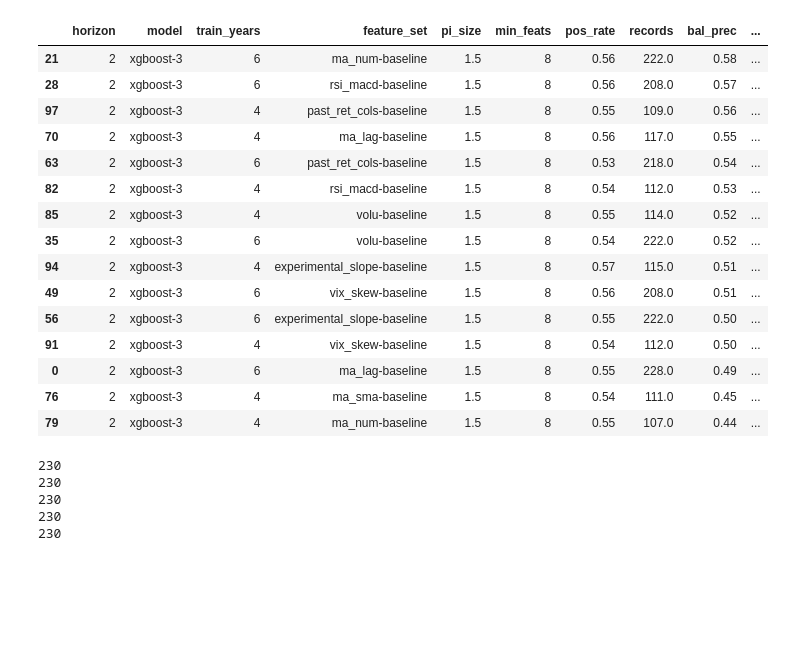
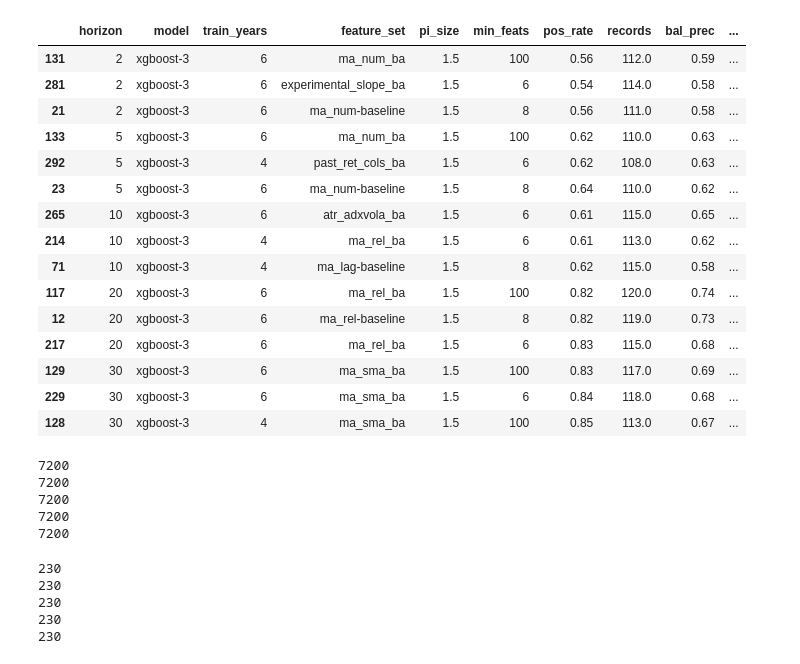
Before and after one commit to bchase17/Stocks, a Jupyter notebook: performance_assessment.ipynb, the cells around one changed output. Saved outputs shown, nothing was run; the diff lists cells and outputs as text; code cells hidden in the pictures; blank space fills up the shorter version.

Commit message:
baseline csvs for each horizon

```diff
--- a/performance_assessment.ipynb
+++ b/performance_assessment.ipynb
@@ -6,7 +6,7 @@ import importlib
 importlib.reload(min_features)
 importlib.reload(daily_return)
 
-perf_df = pd.read_csv("test2.csv")
+perf_df = pd.read_csv("baseline3.csv")
 #perf_df = perf_df.drop_duplicates()
 perf_df['Date'] = perf_df['test_start']
 returns = [1, 2, 3, 5, 10, 20, 30]
@@ -17,6 +17,7 @@ import numpy as np
 import pandas as pd
 from sklearn.metrics import brier_score_loss, log_loss, matthews_corrcoef, balanced_accuracy_score
 
+perf_df = perf_df.drop_duplicates()
 gcols = ["horizon", "model", "train_years", "feature_set", "pi_size", "min_feats"]
 
 y_col = "test_pos_n"   # 0/1 actual
@@ -103,51 +104,73 @@ def _metrics(min_th, cov_th, g: pd.DataFrame) -> pd.Series:
         "pprec": prec_pos_all,
         "nprec": prec_neg_all,
         f"cov_|{cov_th}|": cov,
         f"pprec_|{cov_th}|": prec_pos_th,
         f"nprec_|{cov_th}|": prec_neg_th,
     })
 
 min_th = .55
 cov_th = .75
 pred_df = perf_df[(perf_df["pred"] > min_th) | (perf_df["pred"] < (1 - min_th))].copy()
 metrics_df = (
     pred_df
     .dropna(subset=[y_col, p_col])
     .groupby(gcols, sort=False)
     .apply(lambda g: _metrics(min_th, cov_th, g), include_groups=False)
     .reset_index()
     .sort_values(["horizon", "mcc", "brier"], ascending=[True, False, True])
 )
 
 metrics_df['composite'] =  0.5*(metrics_df['bal_prec']) + 0.25*(metrics_df['mcc']) + .125*(1-(metrics_df['brier'])) + 0.1*((metrics_df[f'bal_prec_|{cov_th}|']) * (metrics_df[f'cov_|{cov_th}|']))
 # top per horizon (ranked by MCC desc, then Brier asc)
 top_by_horizon = (
     metrics_df
     .sort_values(["horizon", "composite", "log_loss"], ascending=[True, False, False])
     .groupby("horizon", as_index=False, sort=False)
-    .head(15)
+    .head(3)
 )
 
 #top_by_horizon.to_csv('top_performers.csv', index=False)
-top_by_horizon[top_by_horizon['horizon'] == 2].round(2)
-#top_by_horizon.round(2)
+#top_by_horizon[top_by_horizon['horizon'] == 2].round(2)
+top_by_horizon.round(2)
 # %% [output]
 |  | horizon | model | train_years | feature_set | pi_size | min_feats | pos_rate | records | bal_prec | ... |
-| 21 | 2 | xgboost-3 | 6 | ma_num-baseline | 1.5 | 8 | 0.56 | 222.0 | 0.58 | ... |
-| 28 | 2 | xgboost-3 | 6 | rsi_macd-baseline | 1.5 | 8 | 0.56 | 208.0 | 0.57 | ... |
-| 97 | 2 | xgboost-3 | 4 | past_ret_cols-baseline | 1.5 | 8 | 0.55 | 109.0 | 0.56 | ... |
-| 70 | 2 | xgboost-3 | 4 | ma_lag-baseline | 1.5 | 8 | 0.56 | 117.0 | 0.55 | ... |
-| 63 | 2 | xgboost-3 | 6 | past_ret_cols-baseline | 1.5 | 8 | 0.53 | 218.0 | 0.54 | ... |
-| 82 | 2 | xgboost-3 | 4 | rsi_macd-baseline | 1.5 | 8 | 0.54 | 112.0 | 0.53 | ... |
-| 85 | 2 | xgboost-3 | 4 | volu-baseline | 1.5 | 8 | 0.55 | 114.0 | 0.52 | ... |
-| 35 | 2 | xgboost-3 | 6 | volu-baseline | 1.5 | 8 | 0.54 | 222.0 | 0.52 | ... |
-| 94 | 2 | xgboost-3 | 4 | experimental_slope-baseline | 1.5 | 8 | 0.57 | 115.0 | 0.51 | ... |
-| 49 | 2 | xgboost-3 | 6 | vix_skew-baseline | 1.5 | 8 | 0.56 | 208.0 | 0.51 | ... |
-| 56 | 2 | xgboost-3 | 6 | experimental_slope-baseline | 1.5 | 8 | 0.55 | 222.0 | 0.50 | ... |
-| 91 | 2 | xgboost-3 | 4 | vix_skew-baseline | 1.5 | 8 | 0.54 | 112.0 | 0.50 | ... |
-| 0 | 2 | xgboost-3 | 6 | ma_lag-baseline | 1.5 | 8 | 0.55 | 228.0 | 0.49 | ... |
-| 76 | 2 | xgboost-3 | 4 | ma_sma-baseline | 1.5 | 8 | 0.54 | 111.0 | 0.45 | ... |
-| 79 | 2 | xgboost-3 | 4 | ma_num-baseline | 1.5 | 8 | 0.55 | 107.0 | 0.44 | ... |
+| 131 | 2 | xgboost-3 | 6 | ma_num_ba | 1.5 | 100 | 0.56 | 112.0 | 0.59 | ... |
+| 281 | 2 | xgboost-3 | 6 | experimental_slope_ba | 1.5 | 6 | 0.54 | 114.0 | 0.58 | ... |
+| 21 | 2 | xgboost-3 | 6 | ma_num-baseline | 1.5 | 8 | 0.56 | 111.0 | 0.58 | ... |
+| 133 | 5 | xgboost-3 | 6 | ma_num_ba | 1.5 | 100 | 0.62 | 110.0 | 0.63 | ... |
+| 292 | 5 | xgboost-3 | 4 | past_ret_cols_ba | 1.5 | 6 | 0.62 | 108.0 | 0.63 | ... |
+| 23 | 5 | xgboost-3 | 6 | ma_num-baseline | 1.5 | 8 | 0.64 | 110.0 | 0.62 | ... |
+| 265 | 10 | xgboost-3 | 6 | atr_adxvola_ba | 1.5 | 6 | 0.61 | 115.0 | 0.65 | ... |
+| 214 | 10 | xgboost-3 | 4 | ma_rel_ba | 1.5 | 6 | 0.61 | 113.0 | 0.62 | ... |
+| 71 | 10 | xgboost-3 | 4 | ma_lag-baseline | 1.5 | 8 | 0.62 | 115.0 | 0.58 | ... |
+| 117 | 20 | xgboost-3 | 6 | ma_rel_ba | 1.5 | 100 | 0.82 | 120.0 | 0.74 | ... |
+| 12 | 20 | xgboost-3 | 6 | ma_rel-baseline | 1.5 | 8 | 0.82 | 119.0 | 0.73 | ... |
+| 217 | 20 | xgboost-3 | 6 | ma_rel_ba | 1.5 | 6 | 0.83 | 115.0 | 0.68 | ... |
+| 129 | 30 | xgboost-3 | 6 | ma_sma_ba | 1.5 | 100 | 0.83 | 117.0 | 0.69 | ... |
+| 229 | 30 | xgboost-3 | 6 | ma_sma_ba | 1.5 | 6 | 0.84 | 118.0 | 0.68 | ... |
+| 128 | 30 | xgboost-3 | 4 | ma_sma_ba | 1.5 | 100 | 0.85 | 113.0 | 0.67 | ... |
+# %%
+perf_df_2 = perf_df[(perf_df['horizon'] == 2)].drop_duplicates().copy()
+print(len(perf_df_2))
+perf_df_2.to_csv("horizon_2_baseline.csv", index=False)
+perf_df_5 = perf_df[(perf_df['horizon'] == 5)].drop_duplicates().copy()
+print(len(perf_df_5))
+perf_df_2.to_csv("horizon_5_baseline.csv", index=False)
+perf_df_10 = perf_df[(perf_df['horizon'] == 10)].drop_duplicates().copy()
+print(len(perf_df_10))
+perf_df_2.to_csv("horizon_10_baseline.csv", index=False)
+perf_df_20 = perf_df[(perf_df['horizon'] == 20)].drop_duplicates().copy()
+print(len(perf_df_20))
+perf_df_2.to_csv("horizon_20_baseline.csv", index=False)
+perf_df_30 = perf_df[(perf_df['horizon'] == 30)].drop_duplicates().copy()
+print(len(perf_df_30))
+perf_df_2.to_csv("horizon_30_baseline.csv", index=False)
+# %% [output]
+7200
+7200
+7200
+7200
+7200
 # %%
 perf_df_2 = perf_df[(perf_df['horizon'] == 2) & (perf_df['model'] == 'xgboost-6')
                     & (perf_df['train_years'] == 4) & (perf_df['feature_set'] == 'pi_mirror_<6_1')
```
Also changed, not shown: 8 other files.
